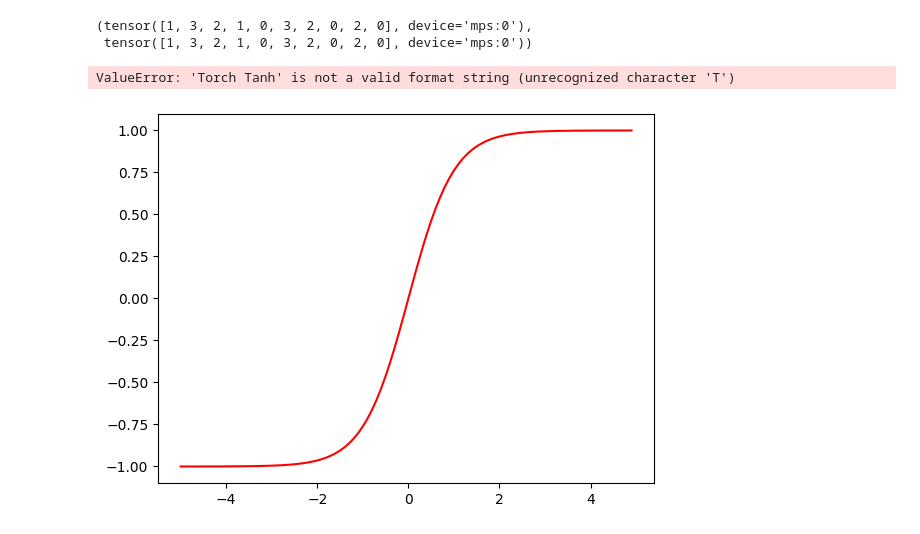
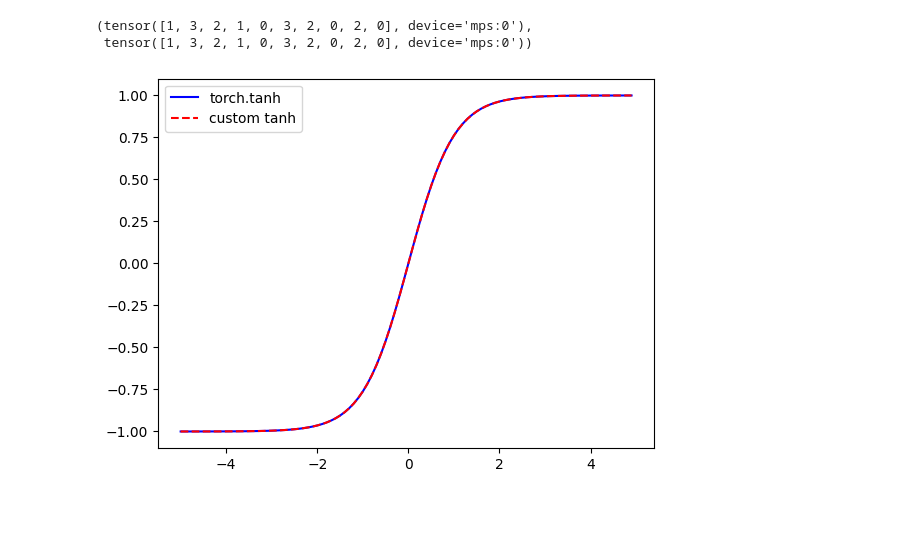
Before and after one commit to axiomchronicles/neural_network_learning, a Jupyter notebook: PyTorch_Learning/pathway_09.ipynb, the cells around one changed output. Drawn from its saved outputs; the diff is of its cells as text; code cells hidden in the pictures.

Commit message:
PyTorch | Custom Tanh Hyperbolic Function Activation

```diff
--- a/PyTorch_Learning/pathway_09.ipynb
+++ b/PyTorch_Learning/pathway_09.ipynb
@@ -191,11 +191,12 @@ def tanh(x):
 # %%
 torch.manual_seed(42)
 
 x = torch.arange(-5, 5, 0.1)
 y = tanh(x)
 
-plt.plot(x, y, label = "Custom Tanh", c="red")
-plt.plot(x, torch.tanh(x), "Torch Tanh", c = "green")
+plt.plot(x, torch.tanh(x), c="blue", label="torch.tanh")
+plt.plot(x, y, '--', c="red", label="custom tanh")
+plt.legend()
+plt.show()
 # %% [output]
-ValueError: 'Torch Tanh' is not a valid format string (unrecognized character 'T')
-[figure, old version]
+[figure, new version]
```
